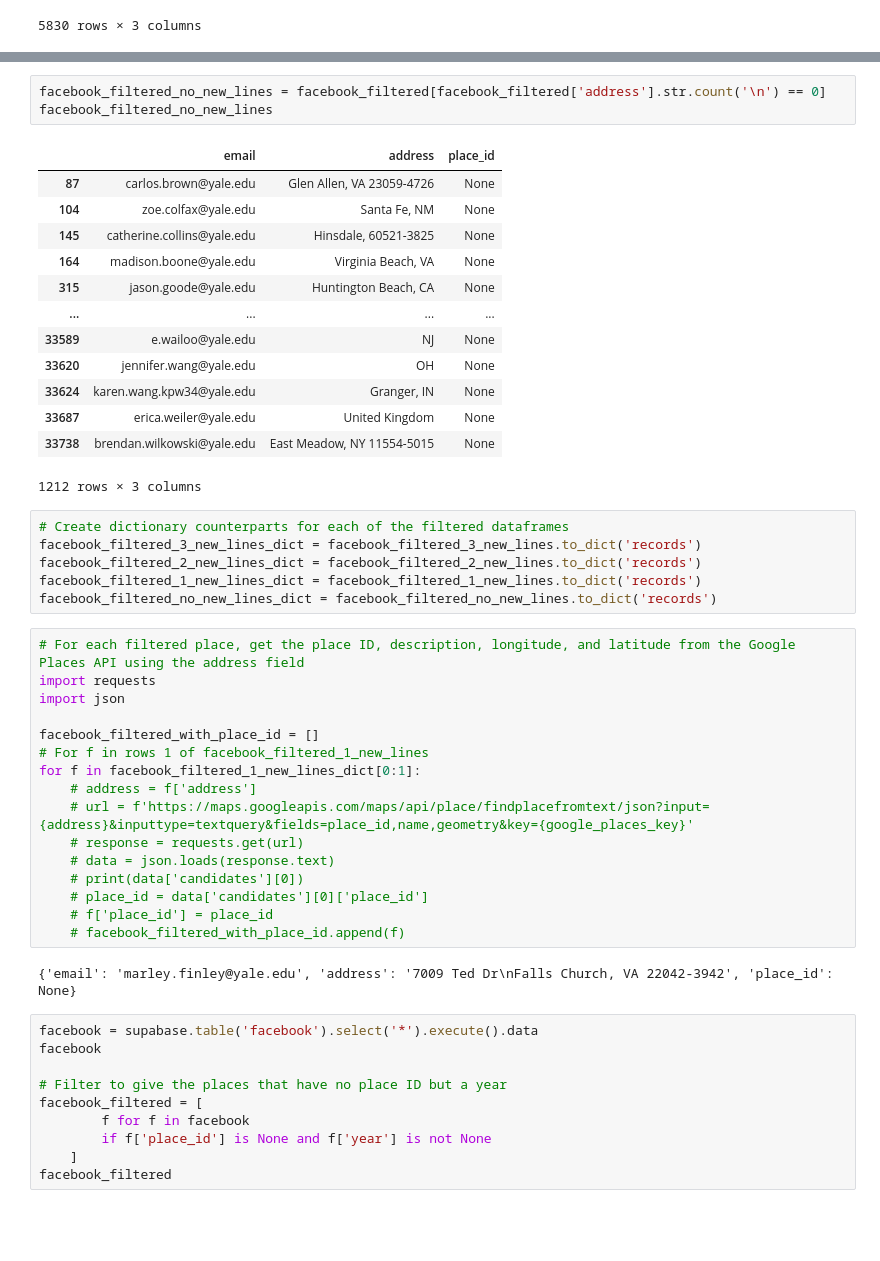
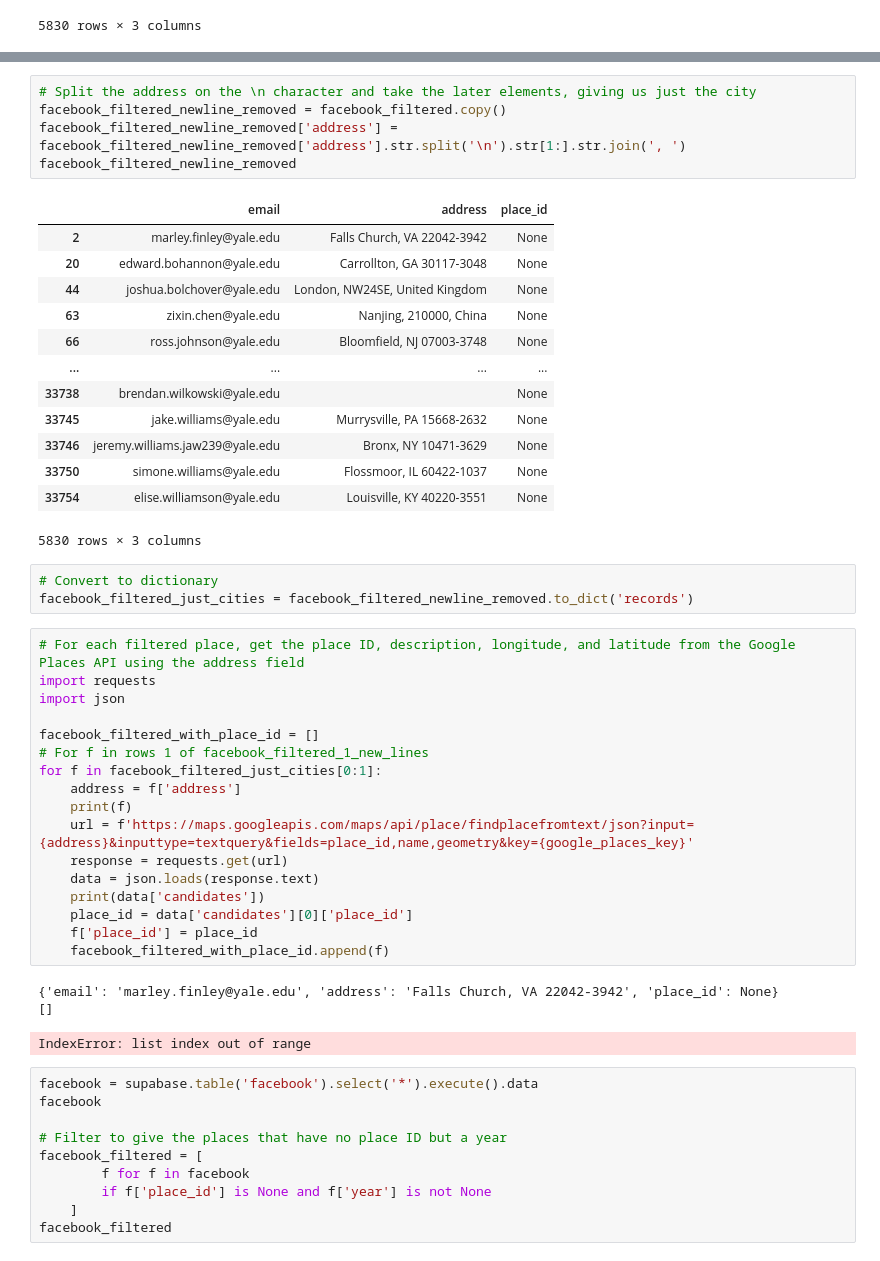
Before and after one commit to braden-w/yalies.me--Svelte-Rebuild-, a Jupyter notebook: src/scripts/Assign Place IDs to Facebook.ipynb, the cells around one changed output, grey strips where cells are left out. Drawn from its saved outputs; the diff is of its cells as text; blank space fills up the shorter version.

```diff
--- a/src/scripts/Assign Place IDs to Facebook.ipynb
+++ b/src/scripts/Assign Place IDs to Facebook.ipynb
@@ -140,26 +100,25 @@ facebook_filtered_1_new_lines
-# %%
-facebook_filtered_no_new_lines = facebook_filtered[facebook_filtered['address'].str.count('\n') == 0]
-facebook_filtered_no_new_lines
-# %% [output]
-|  | email | address | place_id |
-| 87 | carlos.brown@yale.edu | Glen Allen, VA 23059-4726 | None |
-| 104 | zoe.colfax@yale.edu | Santa Fe, NM | None |
-| 145 | catherine.collins@yale.edu | Hinsdale, 60521-3825 | None |
-| 164 | madison.boone@yale.edu | Virginia Beach, VA | None |
-| 315 | jason.goode@yale.edu | Huntington Beach, CA | None |
-| ... | ... | ... | ... |
-| 33589 | e.wailoo@yale.edu | NJ | None |
-| 33620 | jennifer.wang@yale.edu | OH | None |
-| 33624 | karen.wang.kpw34@yale.edu | Granger, IN | None |
-| 33687 | erica.weiler@yale.edu | United Kingdom | None |
-| 33738 | brendan.wilkowski@yale.edu | East Meadow, NY 11554-5015 | None |
-1212 rows × 3 columns
-# %%
-# Create dictionary counterparts for each of the filtered dataframes
-facebook_filtered_3_new_lines_dict = facebook_filtered_3_new_lines.to_dict('records')
-facebook_filtered_2_new_lines_dict = facebook_filtered_2_new_lines.to_dict('records')
-facebook_filtered_1_new_lines_dict = facebook_filtered_1_new_lines.to_dict('records')
-facebook_filtered_no_new_lines_dict = facebook_filtered_no_new_lines.to_dict('records')
+# %%
+# Split the address on the \n character and take the later elements, giving us just the city
+facebook_filtered_newline_removed = facebook_filtered.copy()
+facebook_filtered_newline_removed['address'] = facebook_filtered_newline_removed['address'].str.split('\n').str[1:].str.join(', ')
+facebook_filtered_newline_removed
+# %% [output]
+|  | email | address | place_id |
+| 2 | marley.finley@yale.edu | Falls Church, VA 22042-3942 | None |
+| 20 | edward.bohannon@yale.edu | Carrollton, GA 30117-3048 | None |
+| 44 | joshua.bolchover@yale.edu | London, NW24SE, United Kingdom | None |
+| 63 | zixin.chen@yale.edu | Nanjing, 210000, China | None |
+| 66 | ross.johnson@yale.edu | Bloomfield, NJ 07003-3748 | None |
+| ... | ... | ... | ... |
+| 33738 | brendan.wilkowski@yale.edu |  | None |
+| 33745 | jake.williams@yale.edu | Murrysville, PA 15668-2632 | None |
+| 33746 | jeremy.williams.jaw239@yale.edu | Bronx, NY 10471-3629 | None |
+| 33750 | simone.williams@yale.edu | Flossmoor, IL 60422-1037 | None |
+| 33754 | elise.williamson@yale.edu | Louisville, KY 40220-3551 | None |
+5830 rows × 3 columns
+# %%
+# Convert to dictionary
+facebook_filtered_just_cities = facebook_filtered_newline_removed.to_dict('records')
 # %%
 # For each filtered place, get the place ID, description, longitude, and latitude from the Google Places API using the address field
 import requests
@@ -167,17 +126,20 @@ import json
 
 facebook_filtered_with_place_id = []
 # For f in rows 1 of facebook_filtered_1_new_lines
-for f in facebook_filtered_1_new_lines_dict[0:1]:
-	# address = f['address']
-	# url = f'https://maps.googleapis.com/maps/api/place/findplacefromtext/json?input={address}&inputtype=textquery&fields=place_id,name,geometry&key={google_places_key}'
-	# response = requests.get(url)
-	# data = json.loads(response.text)
-	# print(data['candidates'][0])
-	# place_id = data['candidates'][0]['place_id']
-	# f['place_id'] = place_id
-	# facebook_filtered_with_place_id.append(f)
+for f in facebook_filtered_just_cities[0:1]:
+	address = f['address']
+	print(f)
+	url = f'https://maps.googleapis.com/maps/api/place/findplacefromtext/json?input={address}&inputtype=textquery&fields=place_id,name,geometry&key={google_places_key}'
+	response = requests.get(url)
+	data = json.loads(response.text)
+	print(data['candidates'])
+	place_id = data['candidates'][0]['place_id']
+	f['place_id'] = place_id
+	facebook_filtered_with_place_id.append(f)
 # %% [output]
-{'email': 'marley.finley@yale.edu', 'address': '7009 Ted Dr\nFalls Church, VA 22042-3942', 'place_id': None}
+{'email': 'marley.finley@yale.edu', 'address': 'Falls Church, VA 22042-3942', 'place_id': None}
+[]
+IndexError: list index out of range
 # %%
 facebook = supabase.table('facebook').select('*').execute().data
 facebook
```
Also changed, not shown: parts of 3 cells of this notebook.
